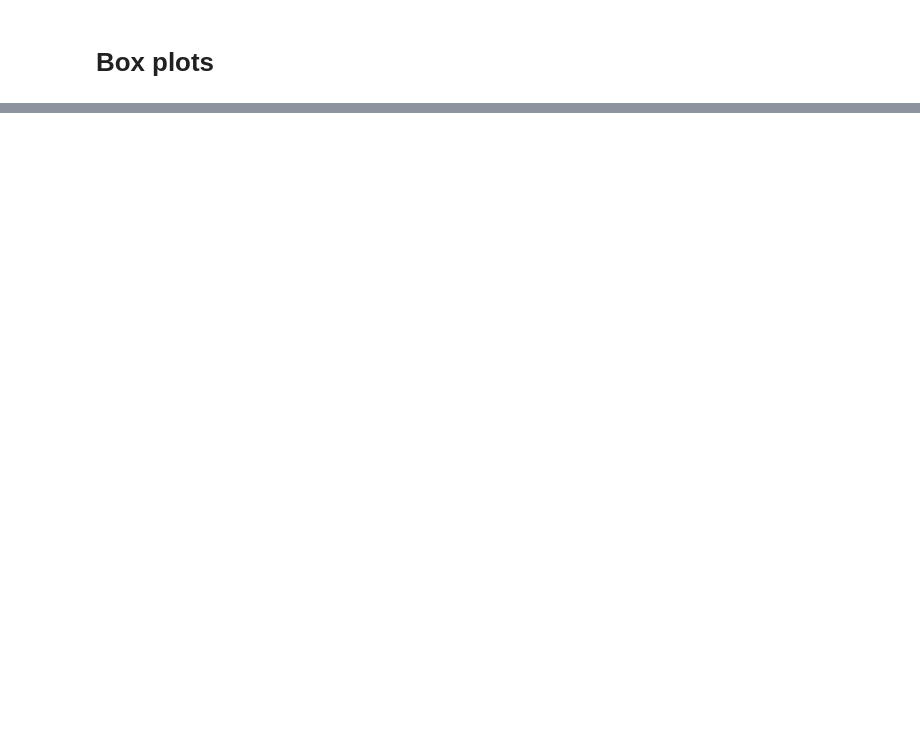
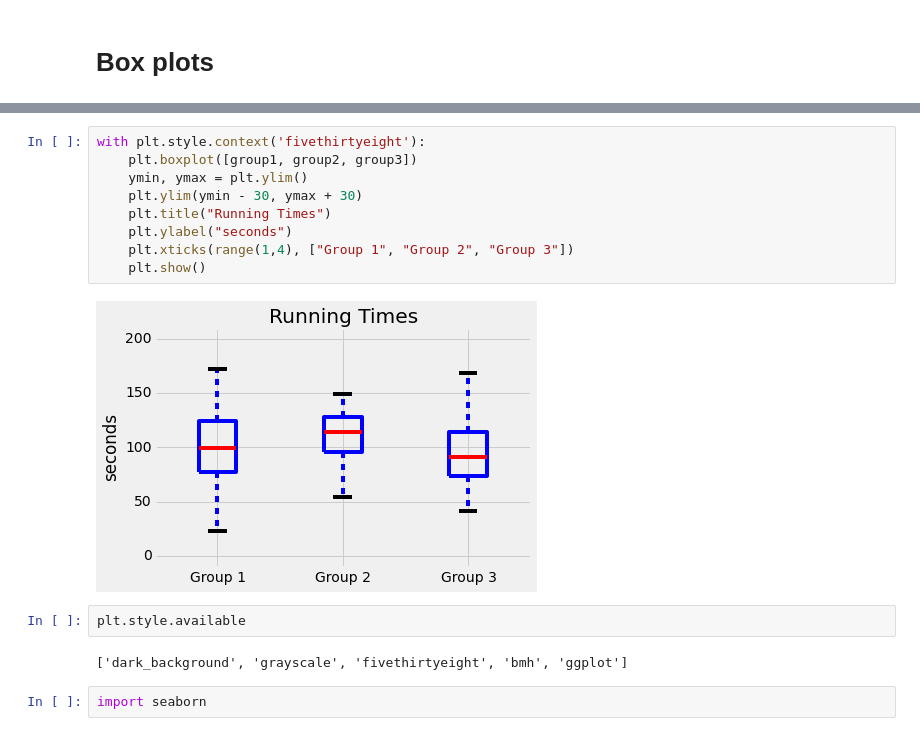
Before and after one commit to tiyd-python-2015-05/curriculum, a Jupyter notebook: basics/week3/03 - Plotting.ipynb, the cells around one changed output, grey strips where cells are left out. Drawn from its saved outputs; the diff is of its cells as text; blank space fills up the shorter version.

```diff
--- a/basics/week3/03 - Plotting.ipynb
+++ b/basics/week3/03 - Plotting.ipynb
@@ -85,0 +104,17 @@ plt.show()
+# %%
+with plt.style.context('fivethirtyeight'):
+    plt.boxplot([group1, group2, group3])
+    ymin, ymax = plt.ylim()
+    plt.ylim(ymin - 30, ymax + 30)
+    plt.title("Running Times")
+    plt.ylabel("seconds")
+    plt.xticks(range(1,4), ["Group 1", "Group 2", "Group 3"])
+    plt.show()
+# %% [output]
+[figure, added]
+# %%
+plt.style.available
+# %% [output]
+['dark_background', 'grayscale', 'fivethirtyeight', 'bmh', 'ggplot']
+# %%
+import seaborn
```
Also changed, not shown: parts of 11 cells of this notebook, 1 other file.
